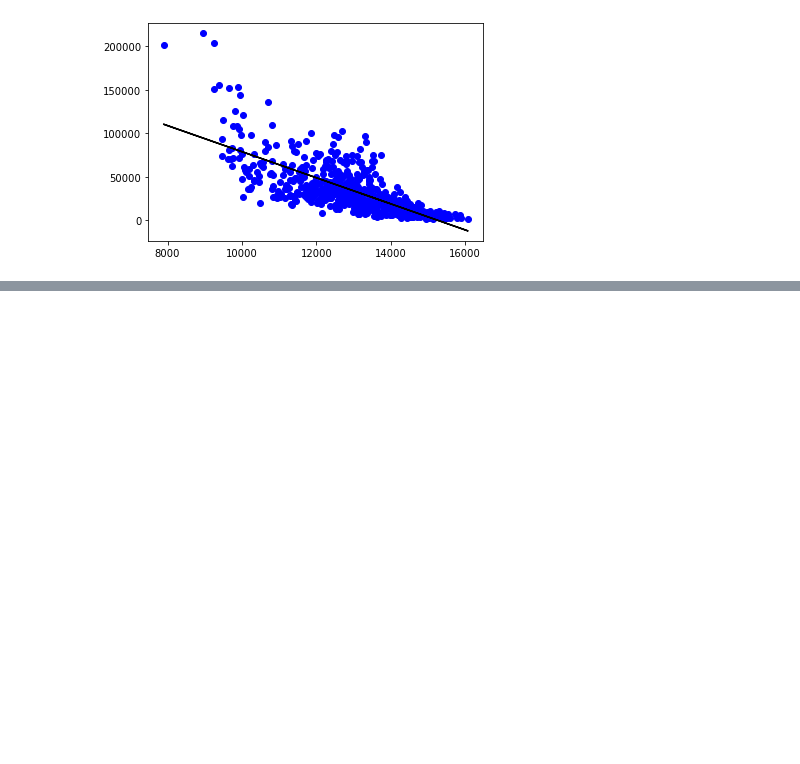
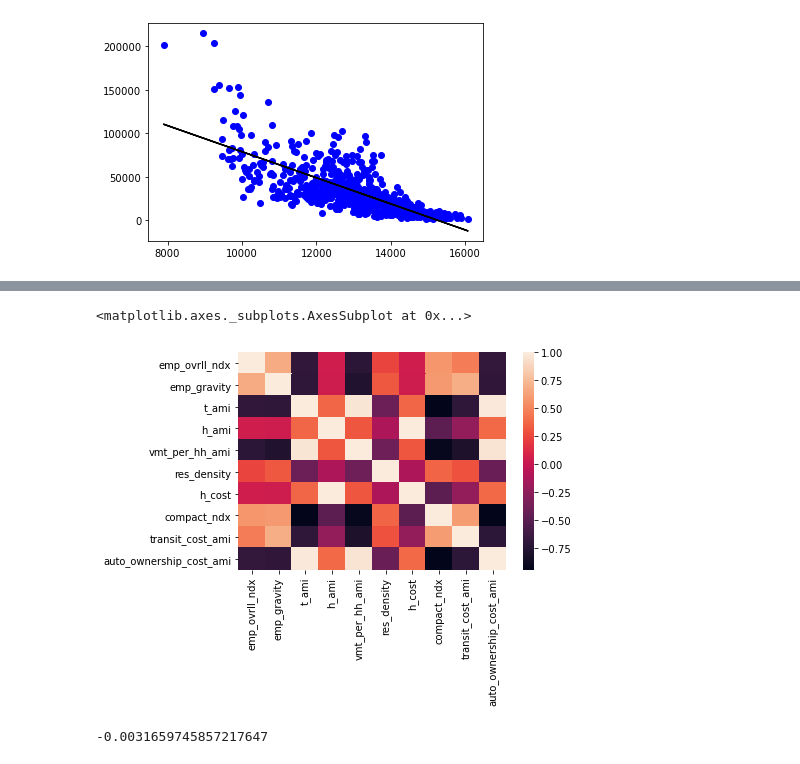
Before and after one commit to vinaytummarakota/DEEP, a Jupyter notebook: James Ding Data Modeling.ipynb, the cells around one changed output, grey strips where cells are left out. Drawn from its saved outputs; the diff is of its cells as text; code cells hidden in the pictures; blank space fills up the shorter version.

```diff
--- a/James Ding Data Modeling.ipynb
+++ b/James Ding Data Modeling.ipynb
@@ -57,3 +57,7 @@ plt.plot(X_test, y_pred, color ='k')
 plt.show()
 # %% [output]
 [figure]
+# %%
+#job_var = ["t_ami", "pct_transit_commuters_ami", "t_cost_ami", "transit_cost_ami", "emp_ovrll_ndx", "emp_gravity"]
+tpj = tpu[['emp_ovrll_ndx', 'emp_gravity', 't_ami', 'h_ami', 'vmt_per_hh_ami', 'res_density', 'h_cost', 'compact_ndx', 'transit_cost_ami', 'auto_ownership_cost_ami']]
+print(tpj)
@@ -59,0 +82,22 @@ plt.show()
+# %%
+# calculate the correlation matrix
+corr = tpj.corr()
+
+# plot the heatmap
+sns.heatmap(corr,
+        xticklabels=corr.columns,
+        yticklabels=corr.columns)
+# %% [output]
+<matplotlib.axes._subplots.AxesSubplot at 0x...>
+[figure, added]
+# %%
+tpj = tpj.dropna(axis = 0)
+X = np.array(tpj['h_cost']).reshape(-1, 1)
+y = np.array(tpj['emp_ovrll_ndx']).reshape(-1, 1)
+X_train, X_test, y_train, y_test = train_test_split(X, y, test_size = 0.5)
+regr = LinearRegression()
+
+regr.fit(X_train, y_train)
+print(regr.score(X_test, y_test))
+# %% [output]
+-0.0031659745857217647
```
Also changed, not shown: parts of 4 cells of this notebook.
